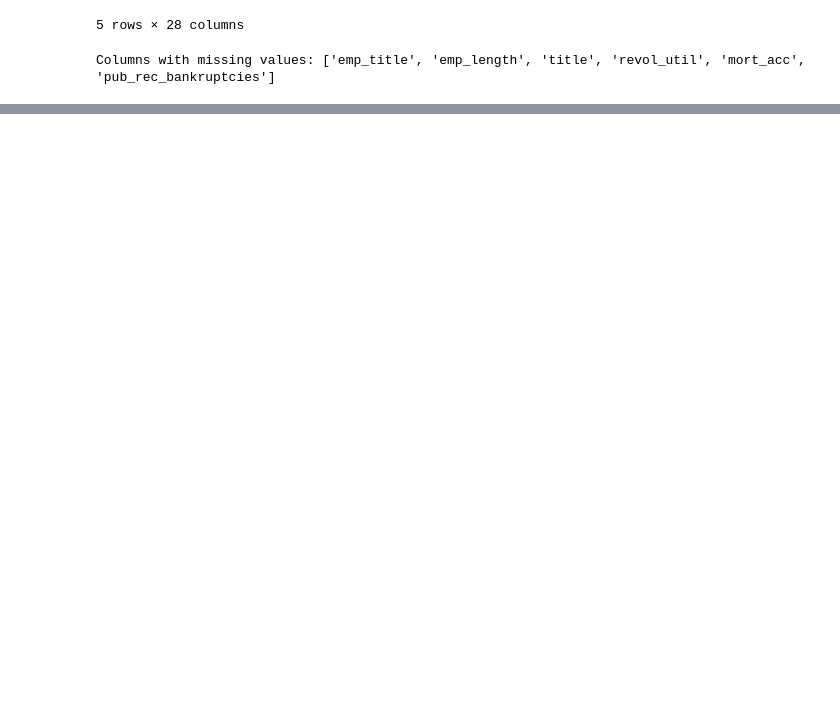
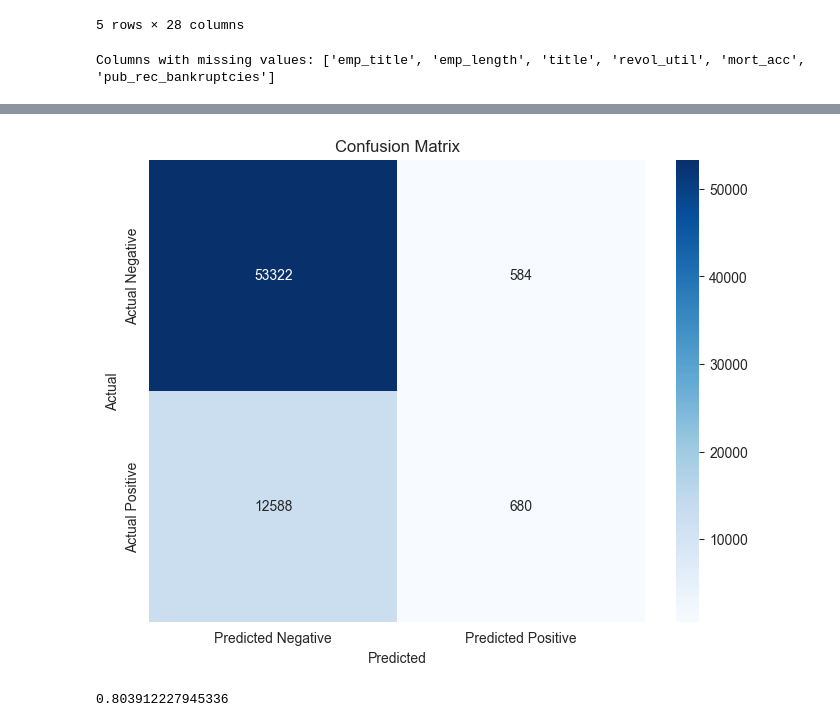
Before and after one commit to Fiona040/techlab_ds04, a Jupyter notebook: EDA.ipynb, the cells around one changed output, grey strips where cells are left out. Saved outputs shown, nothing was run; the diff lists cells and outputs as text; code cells hidden in the pictures; blank space fills up the shorter version.

```diff
--- a/EDA.ipynb
+++ b/EDA.ipynb
@@ -364,0 +515,39 @@ TypeError: can only concatenate str (not "int") to str
+# %%
+import seaborn as sns
+from sklearn.metrics import confusion_matrix
+
+# Assuming pipe_lr is your trained pipeline and X_test, y_test are your test datasets
+y_pred = pipe_lr.predict(X_test)
+
+# Generate the confusion matrix
+cm = confusion_matrix(y_test, y_pred)
+
+# Plotting the confusion matrix
+plt.figure(figsize=(8, 6))
+sns.heatmap(cm, annot=True, fmt='d', cmap='Blues', xticklabels=['Predicted Negative', 'Predicted Positive'], yticklabels=['Actual Negative', 'Actual Positive'])
+plt.ylabel('Actual')
+plt.xlabel('Predicted')
+plt.title('Confusion Matrix')
+plt.show()
+
+
+# True Negatives (Top Left - 53,322):
+#This is the count of negative instances (e.g., non-default loans) that the model correctly predicted as negative. A high number here suggests good performance in identifying the negative class.
+False Positives (Top Right - 584):
+
+#This represents the number of negative instances that were incorrectly predicted as positive (e.g., predicting a loan would default when it does not). The relatively low number here indicates that the model is quite conservative with its positive class predictions, which is good for avoiding costly misclassifications in contexts like lending.
+#False Negatives (Bottom Left - 12,588):
+
+#These are positive instances (e.g., default loans) that the model incorrectly labeled as negative. This is quite high and could be a significant concern because it means the model is missing a lot of actual positive cases. In a financial context, these missed defaults could result in substantial financial losses.
+#True Positives (Bottom Right - 680):
+
+#These are the positive instances that were correctly predicted as positive. The low number here, relative to the false negatives, suggests that the model is not very effective at catching positive cases (defaults), which could be critical depending on the cost implications of such errors.#
+# %% [output]
+[figure, added]
+# %%
+##Testing with LR.score:
+
+accuracy_score(y_test, pipe_lr.predict(X_test))
+#This means that your logistic regression model correctly predicts the loan status (either default or non-default, depending on how loan_status_bin is defined) about 80.39% of the time on the unseen test data
+# %% [output]
+0.803912227945336
```
Also changed, not shown: parts of 35 cells of this notebook.
